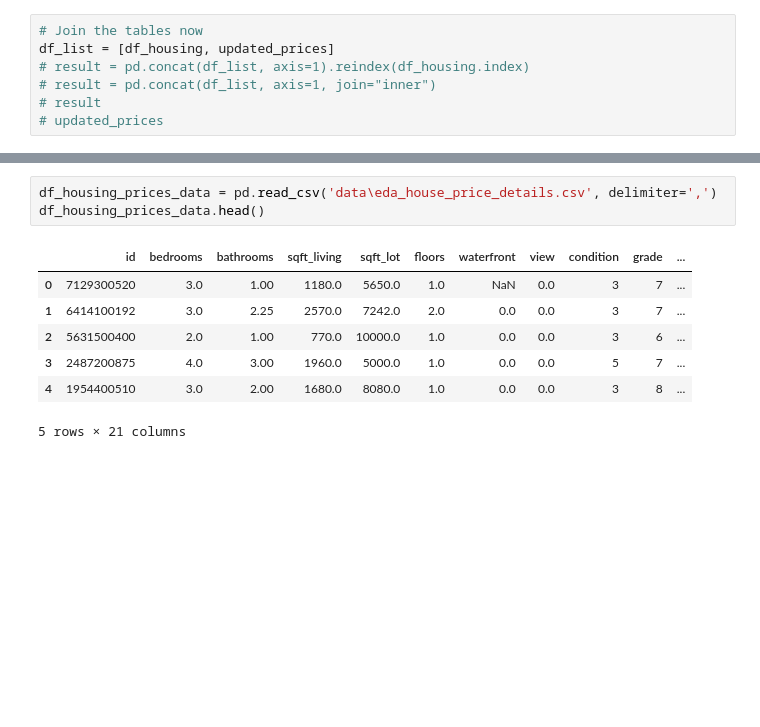
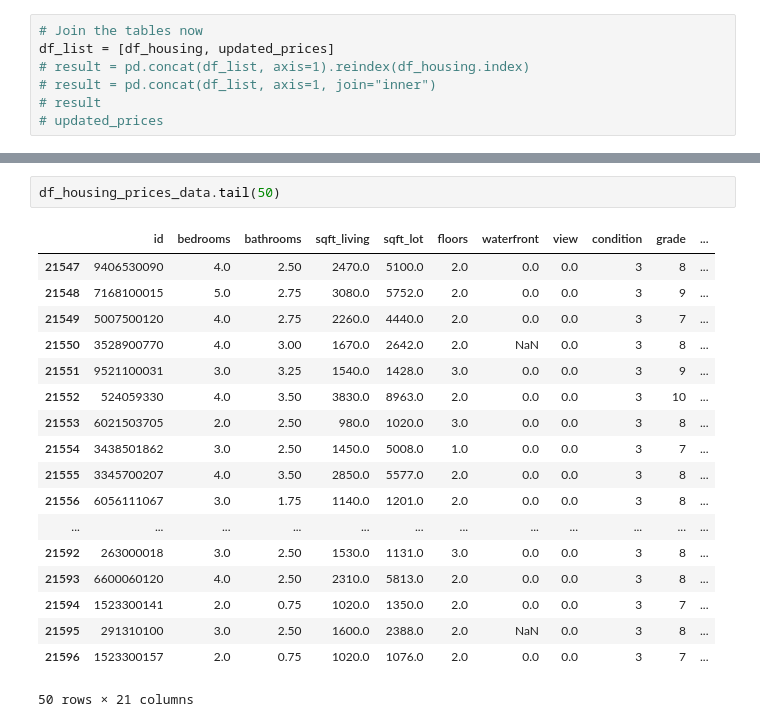
Before and after one commit to vaibhavredekar/ds-eda-project, a Jupyter notebook: eda_project_implementation.ipynb, the cells around one changed output, grey strips where cells are left out. Saved outputs shown, nothing was run; the diff lists cells and outputs as text; blank space fills up the shorter version.

```diff
--- a/eda_project_implementation.ipynb
+++ b/eda_project_implementation.ipynb
@@ -136,12 +168,22 @@ df_list = [df_housing, updated_prices]
 # %%
-df_housing_prices_data = pd.read_csv('data\eda_house_price_details.csv', delimiter=',')
-df_housing_prices_data.head()
+df_housing_prices_data.tail(50)
 # %% [output]
 |  | id | bedrooms | bathrooms | sqft_living | sqft_lot | floors | waterfront | view | condition | grade | ... |
-| 0 | 7129300520 | 3.0 | 1.00 | 1180.0 | 5650.0 | 1.0 | NaN | 0.0 | 3 | 7 | ... |
-| 1 | 6414100192 | 3.0 | 2.25 | 2570.0 | 7242.0 | 2.0 | 0.0 | 0.0 | 3 | 7 | ... |
-| 2 | 5631500400 | 2.0 | 1.00 | 770.0 | 10000.0 | 1.0 | 0.0 | 0.0 | 3 | 6 | ... |
-| 3 | 2487200875 | 4.0 | 3.00 | 1960.0 | 5000.0 | 1.0 | 0.0 | 0.0 | 5 | 7 | ... |
-| 4 | 1954400510 | 3.0 | 2.00 | 1680.0 | 8080.0 | 1.0 | 0.0 | 0.0 | 3 | 8 | ... |
+| 21547 | 9406530090 | 4.0 | 2.50 | 2470.0 | 5100.0 | 2.0 | 0.0 | 0.0 | 3 | 8 | ... |
+| 21548 | 7168100015 | 5.0 | 2.75 | 3080.0 | 5752.0 | 2.0 | 0.0 | 0.0 | 3 | 9 | ... |
+| 21549 | 5007500120 | 4.0 | 2.75 | 2260.0 | 4440.0 | 2.0 | 0.0 | 0.0 | 3 | 7 | ... |
+| 21550 | 3528900770 | 4.0 | 3.00 | 1670.0 | 2642.0 | 2.0 | NaN | 0.0 | 3 | 8 | ... |
+| 21551 | 9521100031 | 3.0 | 3.25 | 1540.0 | 1428.0 | 3.0 | 0.0 | 0.0 | 3 | 9 | ... |
+| 21552 | 524059330 | 4.0 | 3.50 | 3830.0 | 8963.0 | 2.0 | 0.0 | 0.0 | 3 | 10 | ... |
+| 21553 | 6021503705 | 2.0 | 2.50 | 980.0 | 1020.0 | 3.0 | 0.0 | 0.0 | 3 | 8 | ... |
+| 21554 | 3438501862 | 3.0 | 2.50 | 1450.0 | 5008.0 | 1.0 | 0.0 | 0.0 | 3 | 7 | ... |
+| 21555 | 3345700207 | 4.0 | 3.50 | 2850.0 | 5577.0 | 2.0 | 0.0 | 0.0 | 3 | 8 | ... |
+| 21556 | 6056111067 | 3.0 | 1.75 | 1140.0 | 1201.0 | 2.0 | 0.0 | 0.0 | 3 | 8 | ... |
+| ... | ... | ... | ... | ... | ... | ... | ... | ... | ... | ... | ... |
+| 21592 | 263000018 | 3.0 | 2.50 | 1530.0 | 1131.0 | 3.0 | 0.0 | 0.0 | 3 | 8 | ... |
+| 21593 | 6600060120 | 4.0 | 2.50 | 2310.0 | 5813.0 | 2.0 | 0.0 | 0.0 | 3 | 8 | ... |
+| 21594 | 1523300141 | 2.0 | 0.75 | 1020.0 | 1350.0 | 2.0 | 0.0 | 0.0 | 3 | 7 | ... |
+| 21595 | 291310100 | 3.0 | 2.50 | 1600.0 | 2388.0 | 2.0 | NaN | 0.0 | 3 | 8 | ... |
+| 21596 | 1523300157 | 2.0 | 0.75 | 1020.0 | 1076.0 | 2.0 | 0.0 | 0.0 | 3 | 7 | ... |
-5 rows × 21 columns
+50 rows × 21 columns
 # %%
```
Also changed, not shown: parts of 3 cells of this notebook.
